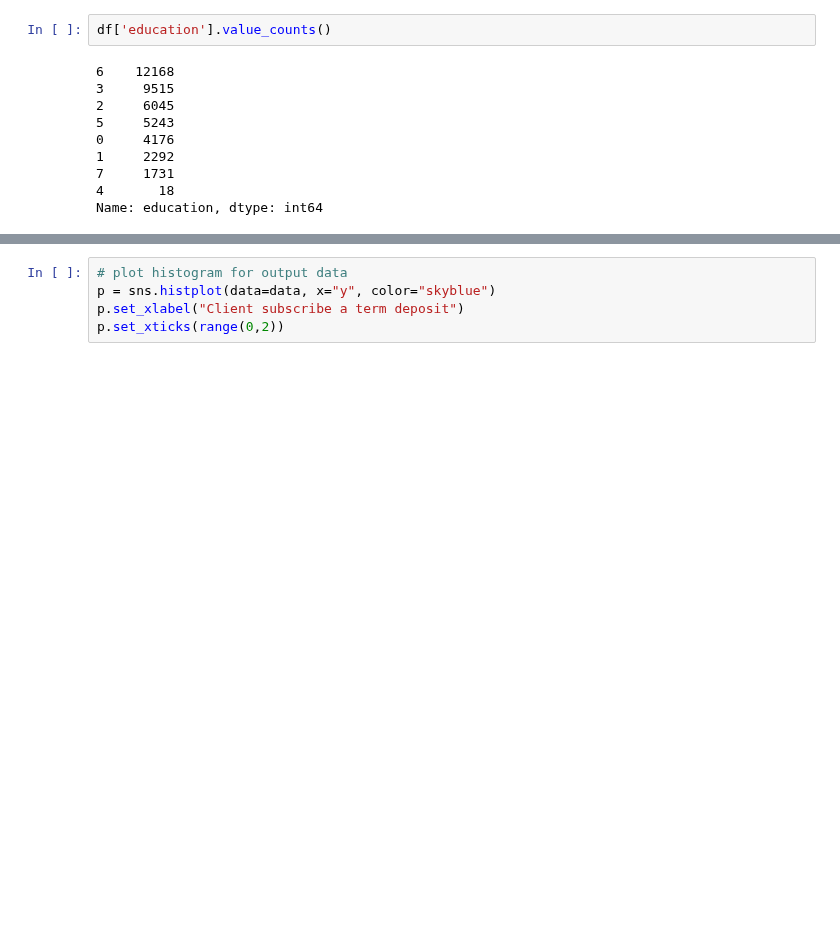
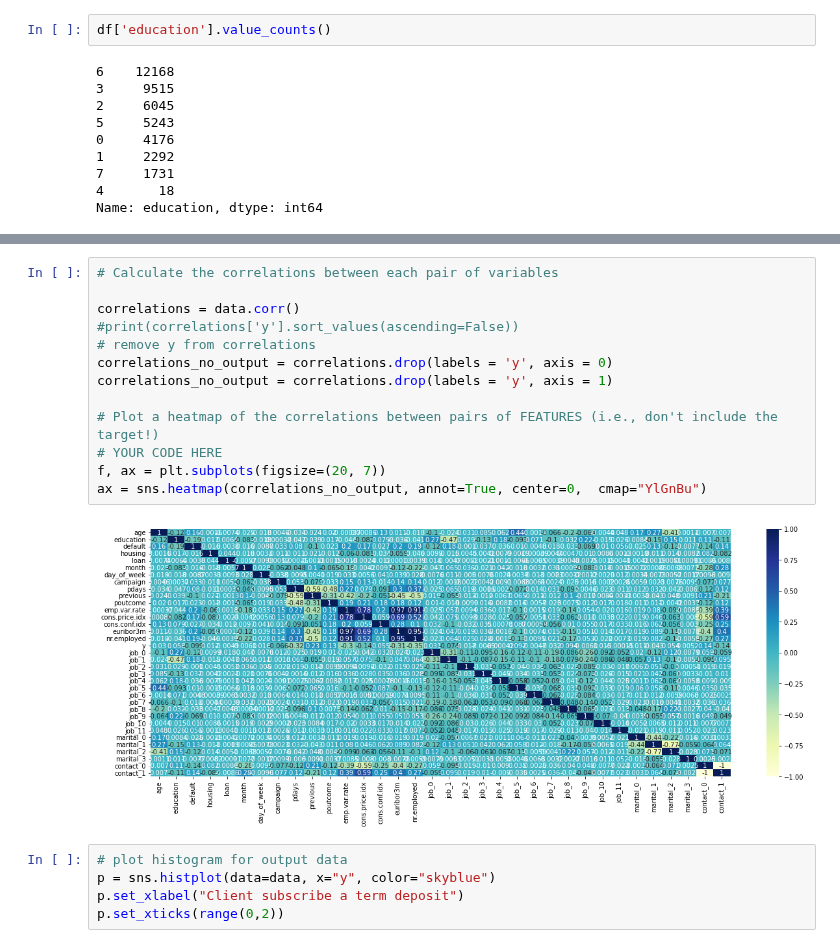
Before and after one commit to ThakdanaiSaelee/Lab_CE888, a Jupyter notebook: lab3 - End-to-End/bank_classification.ipynb, the cells around one changed output, grey strips where cells are left out. Cells and saved outputs as stored; diff of their text form; blank space fills up the shorter version.

```diff
--- a/lab3 - End-to-End/bank_classification.ipynb
+++ b/lab3 - End-to-End/bank_classification.ipynb
@@ -198,3 +203,18 @@ Number of columns : 76
+# %%
+# Calculate the correlations between each pair of variables
+
+correlations = data.corr()
+#print(correlations['y'].sort_values(ascending=False))
+# remove y from correlations
+correlations_no_output = correlations.drop(labels = 'y', axis = 0)
+correlations_no_output = correlations.drop(labels = 'y', axis = 1)
+
+# Plot a heatmap of the correlations between pairs of FEATURES (i.e., don't include the target!)
+# YOUR CODE HERE
+f, ax = plt.subplots(figsize=(20, 7))
+ax = sns.heatmap(correlations_no_output, annot=True, center=0,  cmap="YlGnBu")
+# %% [output]
+[figure, added]
 # %%
 # plot histogram for output data
 p = sns.histplot(data=data, x="y", color="skyblue")
```
Also changed, not shown: parts of 13 cells of this notebook.
